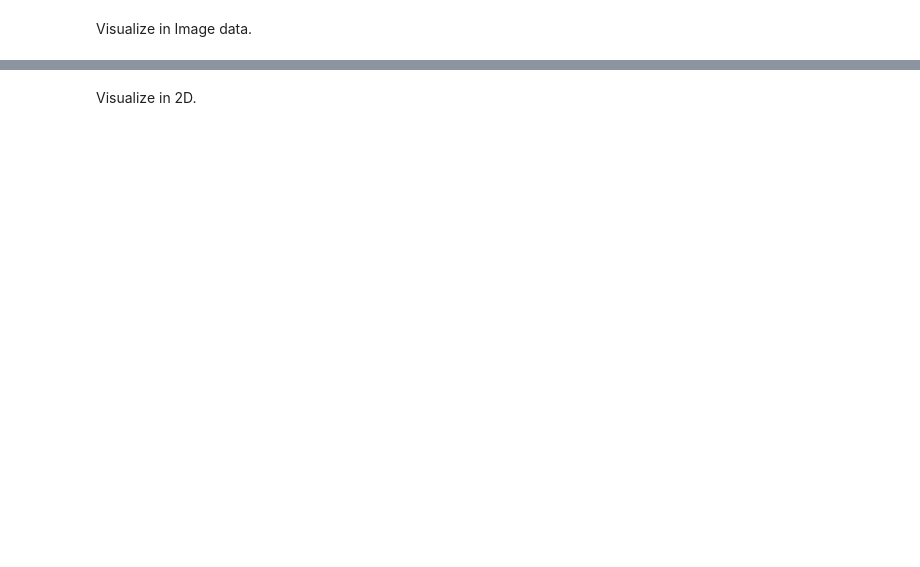
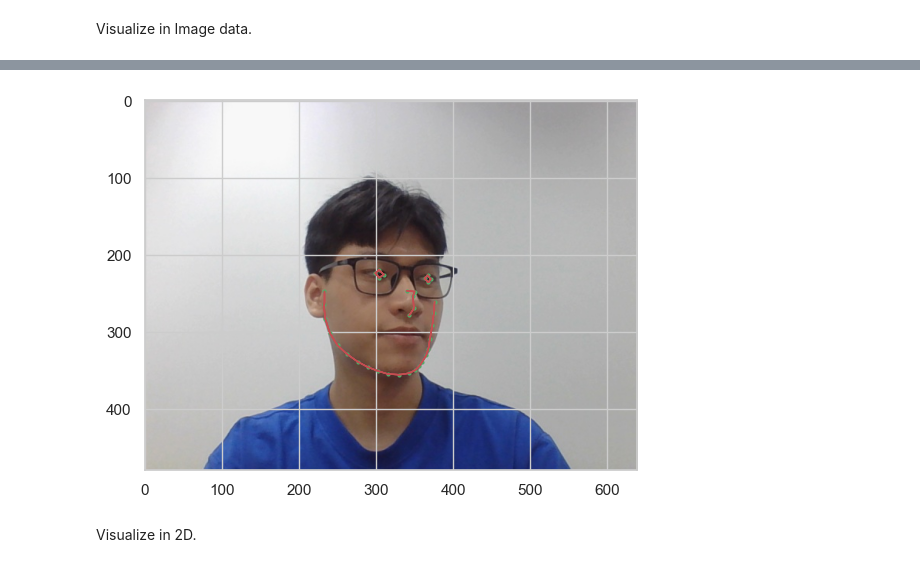
Before and after one commit to dinhanit/Abnormal_Behavior, a Jupyter notebook: Source/Data/EDA_data.ipynb, the cells around one changed output, grey strips where cells are left out. Cells and saved outputs as stored; diff of their text form; code cells hidden in the pictures; blank space fills up the shorter version.

```diff
--- a/Source/Data/EDA_data.ipynb
+++ b/Source/Data/EDA_data.ipynb
@@ -580,3 +518,71 @@ cv2.destroyAllWindows()
+# %%
+# Initialize MediaPipe Face Detection and Facial Landmarks models
+mp_face_mesh = mp.solutions.face_mesh
+face_mesh = mp_face_mesh.FaceMesh(refine_landmarks=True)
+
+# Define the indices of the desired keypoints (0 to 467)
+cheeks = [234, 93, 132, 58, 172, 136, 150, 149, 176, 148, 152, 377, 400, 378, 379, 365, 397, 288, 361, 323, 454]
+nose = [2,1, 5,248, 3]
+left_iris = [474, 475, 476, 477]
+right_iris = [469, 470, 471, 472]
+# left_eyes = [33, 159, 133, 145,]
+# right_eyes = [263, 386, 374, 362]
+desired_keypoint_indices = []  # Modify this list to choose your desired keypoints
+desired_keypoint_indices.append(cheeks)
+desired_keypoint_indices.append(nose)
+desired_keypoint_indices.append(left_iris)
+desired_keypoint_indices.append(right_iris)
+# desired_keypoint_indices.append(left_eyes)
+# desired_keypoint_indices.append(right_eyes)
+image = cv2.imread(r'D:\Abnormal_Behavior\Source\Data\DataSets\SplitData\train\Abnormal\image_20.jpg')
+rgb_image = cv2.cvtColor(image, cv2.COLOR_BGR2RGB)
+
+landmarks = face_mesh.process(rgb_image)
+
+# Get the image size
+ih, iw, _ = image.shape
+
+if landmarks.multi_face_landmarks:
+    for face_landmarks in landmarks.multi_face_landmarks:
+        # Create a new figure and plot landmarks in a plot coordinate system
+        plt.figure()
+        plt.imshow(cv2.cvtColor(image, cv2.COLOR_BGR2RGB))
+
+        # Draw circles and lines only at the desired keypoints
+        keypoints = [(int(landmark.x * iw), int(landmark.y * ih)) for landmark in face_landmarks.landmark]
+
+        for indices in desired_keypoint_indices:
+            keypoints_to_draw = [keypoints[index] for index in indices if index < len(keypoints)]
+
+            for cx, cy in keypoints_to_draw:
+                plt.scatter(cx, cy, s=4, c='g', marker='o')
+
+            # Connect the left iris points into a circle
+            left_iris_points = [keypoints[index] for index in left_iris]
+            left_iris_center = (int(sum(x for x, _ in left_iris_points) / len(left_iris_points)), int(sum(y for _, y in left_iris_points) / len(left_iris_points)))
+            for i in range(len(left_iris_points)):
+                plt.plot([left_iris_points[i][0], left_iris_points[(i + 1) % len(left_iris_points)][0]], [left_iris_points[i][1], left_iris_points[(i + 1) % len(left_iris_points)][1]], color='r', linewidth=1)
+
+            # Connect the right iris points into a circle
+            right_iris_points = [keypoints[index] for index in right_iris]
+            right_iris_center = (int(sum(x for x, _ in right_iris_points) / len(right_iris_points)), int(sum(y for _, y in right_iris_points) / len(right_iris_points)))
+            for i in range(len(right_iris_points)):
+                plt.plot([right_iris_points[i][0], right_iris_points[(i + 1) % len(right_iris_points)][0]], [right_iris_points[i][1], right_iris_points[(i + 1) % len(right_iris_points)][1]], color='r', linewidth=1)
+
+            nose_points = [keypoints[index] for index in nose]
+            for i in range(len(nose_points) - 1):
+                plt.plot([nose_points[i][0], nose_points[i + 1][0]], [nose_points[i][1], nose_points[i + 1][1]], color='r', linewidth=1)
+
+            # Connect all the cheek contour points into a line
+            cheek_points = [keypoints[index] for index in cheeks]
+            for i in range(len(cheek_points) - 1):
+                plt.plot([cheek_points[i][0], cheek_points[i + 1][0]], [cheek_points[i][1], cheek_points[i + 1][1]], color='r', linewidth=1)
+        plt.show()
+
+# Close the OpenCV window
+cv2.destroyAllWindows()
+# %% [output]
+[figure, added]
 # %% [markdown]
 Visualize in 2D.
 # %%
```
Also changed, not shown: parts of 14 cells of this notebook.
